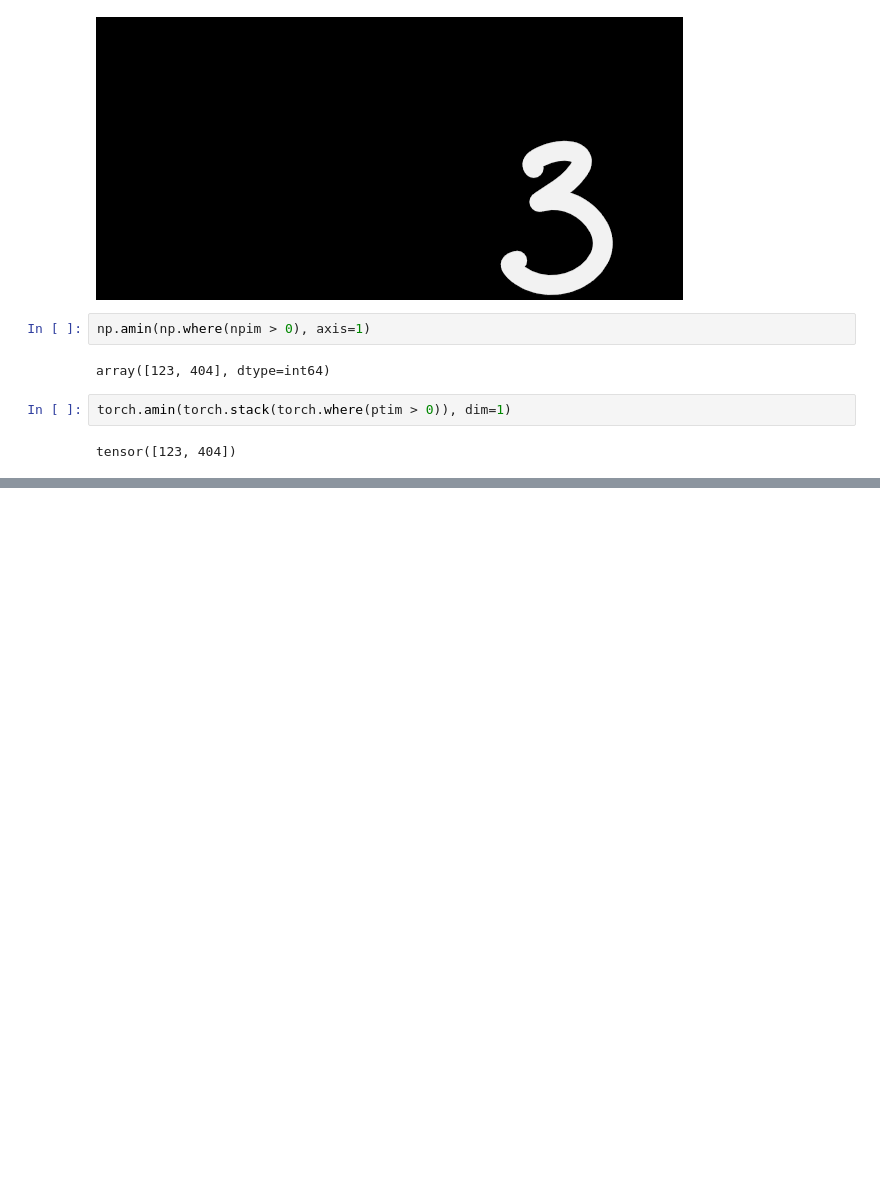
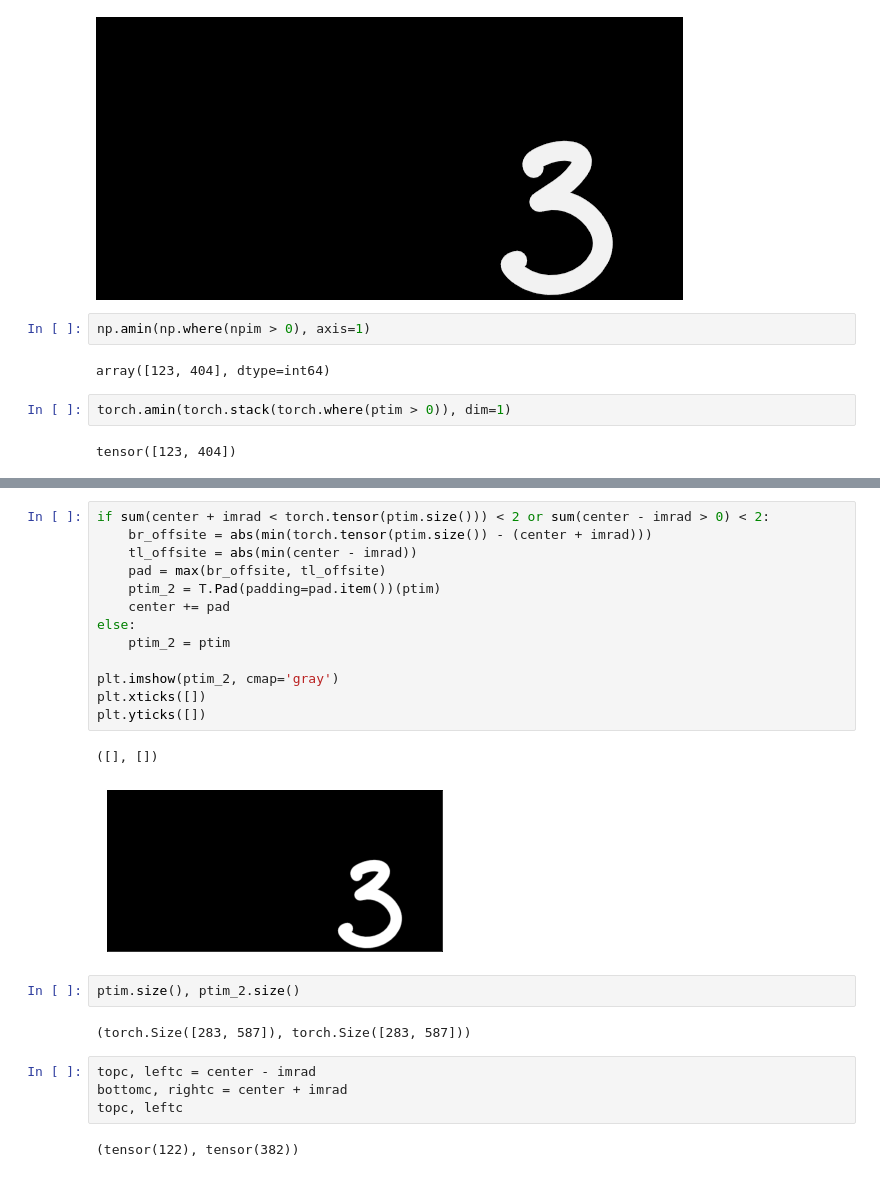
Before and after one commit to knmlprz/handwritten-digits, a Jupyter notebook: Notebooks/image_preprocessing.ipynb, the cells around one changed output, grey strips where cells are left out. Cells and saved outputs as stored; diff of their text form; blank space fills up the shorter version.

```diff
--- a/Notebooks/image_preprocessing.ipynb
+++ b/Notebooks/image_preprocessing.ipynb
@@ -55,0 +83,26 @@ tensor([123, 404])
+# %%
+if sum(center + imrad < torch.tensor(ptim.size())) < 2 or sum(center - imrad > 0) < 2:
+    br_offsite = abs(min(torch.tensor(ptim.size()) - (center + imrad)))
+    tl_offsite = abs(min(center - imrad))
+    pad = max(br_offsite, tl_offsite)
+    ptim_2 = T.Pad(padding=pad.item())(ptim)
+    center += pad
+else:
+    ptim_2 = ptim
+
+plt.imshow(ptim_2, cmap='gray')
+plt.xticks([])
+plt.yticks([])
+# %% [output]
+([], [])
+[figure, added]
+# %%
+ptim.size(), ptim_2.size()
+# %% [output]
+(torch.Size([283, 587]), torch.Size([283, 587]))
+# %%
+topc, leftc = center - imrad
+bottomc, rightc = center + imrad
+topc, leftc
+# %% [output]
+(tensor(122), tensor(382))
```
Also changed, not shown: parts of 10 cells of this notebook.
